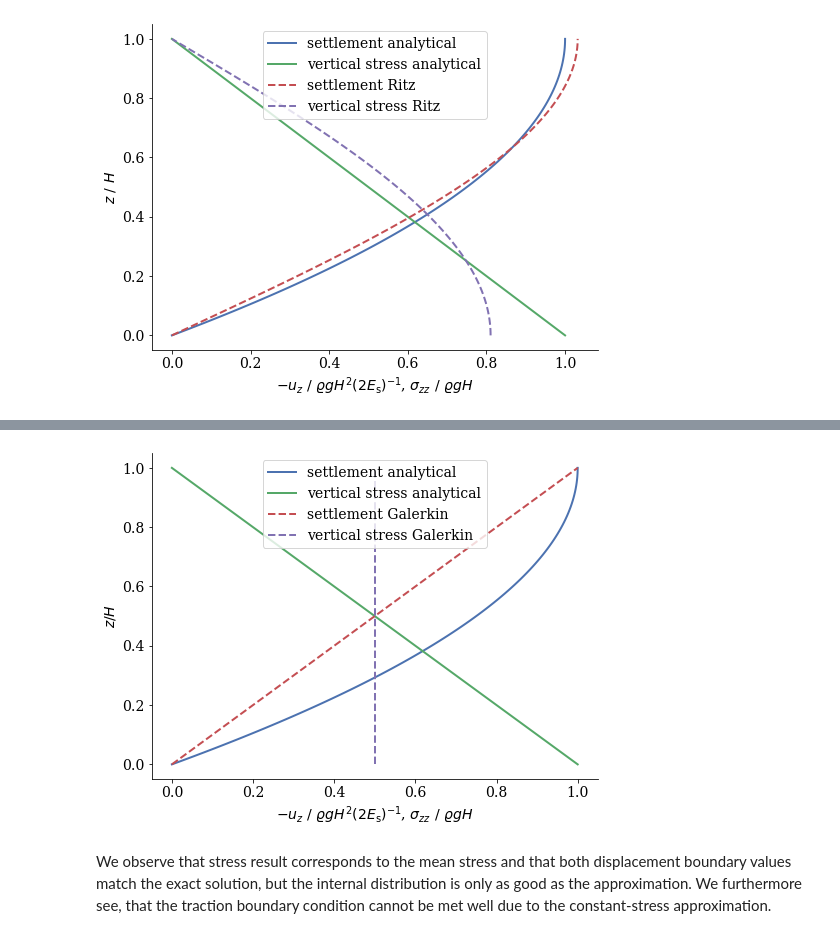
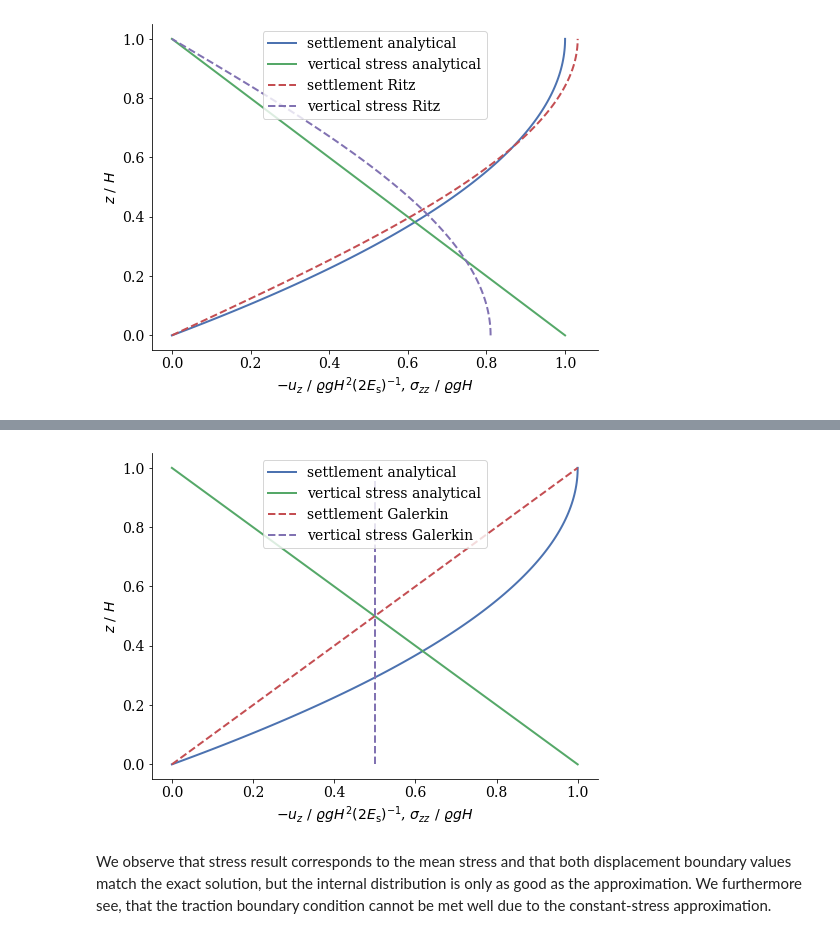
Before and after one commit to nagelt/Numerical_Methods_Introduction, a Jupyter notebook: 05_soil_column_Ritz_Galerkin_Collocation.ipynb, the cells around one changed output, grey strips where cells are left out. Cells and saved outputs as stored; diff of their text form; code cells hidden in the pictures.

```diff
--- a/05_soil_column_Ritz_Galerkin_Collocation.ipynb
+++ b/05_soil_column_Ritz_Galerkin_Collocation.ipynb
@@ -515,21 +515,18 @@ $$
     \sigma_{zz} = \frac{\varrho g H}{2}
 $$
 # %%
-def displacement_galerkin(xi):
-    return -xi
-
-def stress_galerkin(xi):
-    return 1./2.*np.sign(xi+1.e-16)
+displacement_galerkin = lambda xi: -xi
+stress_galerkin = lambda xi: 1./2.*np.sign(xi+1.e-16)
 # %%
 plt.plot(-displacement_analytical(coord),coord,label='settlement analytical')
 plt.plot(stress_analytical(coord),coord,label='vertical stress analytical')
 plt.plot(-displacement_galerkin(coord),coord,label='settlement Galerkin',ls='--')
 plt.plot(stress_galerkin(coord),coord,label='vertical stress Galerkin',ls='--')
 plt.legend()
 plt.xlabel('$-u_z\ /\ \\varrho g H^2 (2 E_\\mathrm{s})^{-1}$, $\\sigma_{zz}\ /\ \\varrho g H$')
-plt.ylabel('$z/H$');
+plt.ylabel('$z\ /\ H$');
 # %% [output]
-[figure, old version]
+[figure, new version]
 # %% [markdown]
 We observe that stress result corresponds to the mean stress and that both displacement boundary values match the exact solution, but the internal distribution is only as good as the approximation.
 We furthermore see, that the traction boundary condition cannot be met well due to the constant-stress approximation.
```
Also changed, not shown: parts of 10 cells of this notebook.
